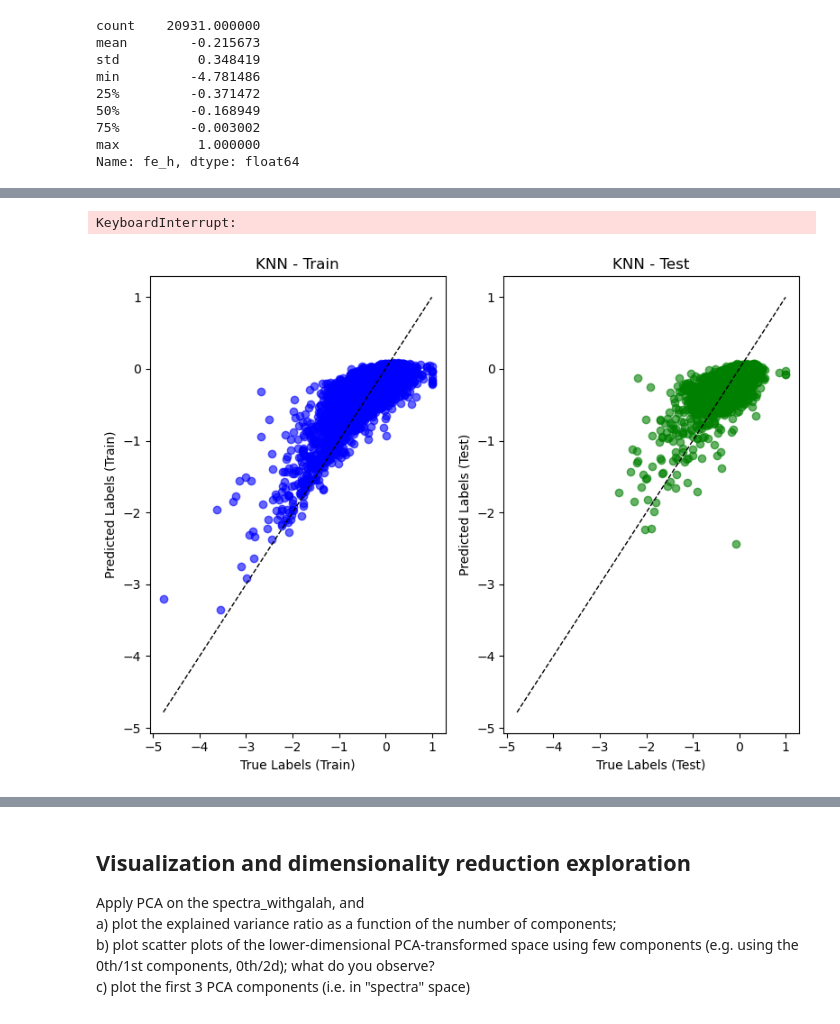
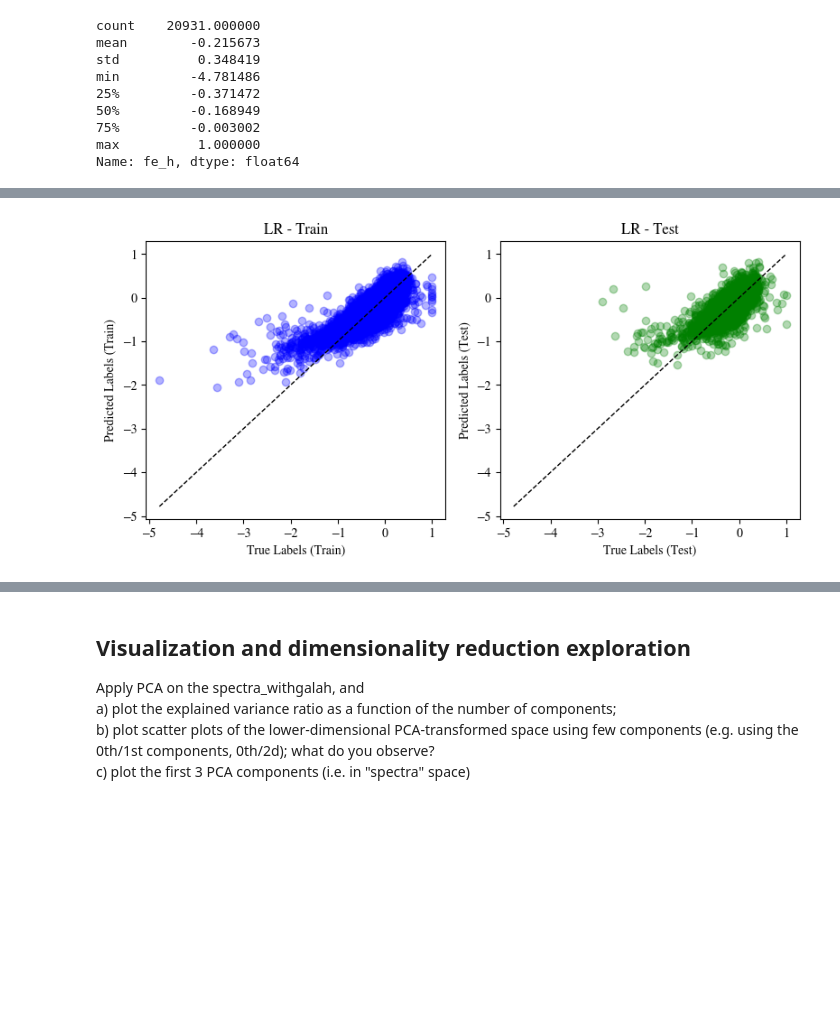
Before and after one commit to JackBlueBird/MHPC.ML.Group.Project.Team.2, a Jupyter notebook: Project2.ipynb, the cells around one changed output, grey strips where cells are left out. Saved outputs shown, nothing was run; the diff lists cells and outputs as text; code cells hidden in the pictures; blank space fills up the shorter version.

```diff
--- a/Project2.ipynb
+++ b/Project2.ipynb
@@ -164,6 +160,12 @@ def scale_row(row):
 
 spectra_withgalah_scaled = spectra_withgalah.apply(scale_row, axis=1)
 spectraNOgal_scaled = spectraNOgal.apply(scale_row, axis=1)
+# %%
+import matplotlib
+#matplotlib.rcParams['mathtext.fontset'] = 'cm'
+#matplotlib.rcParams['font.family'] = 'cmu serif'
+matplotlib.rcParams['mathtext.fontset'] = 'stix'
+matplotlib.rcParams['font.family'] = 'STIXGeneral'
 # %%
 # Calculate the number of steps to include both ends
 wl_step = 0.01
@@ -326,16 +310,0 @@ plt.show()
-# %%
-%%time
-# Train the Random Forest model
-model = RandomForestRegressor(n_estimators=16, max_depth=8, n_jobs=8, random_state=20250320)
-#model = RandomForestRegressor(n_estimators=16, max_depth=8, random_state=20250320) # Don't set n_jobs if running on GPU
-model.fit(X_train, y_train)
-
-# Predict for train and test sets
-y_train_pred = model.predict(X_train)
-y_test_pred = model.predict(X_test)
-
-# model evaluation
-print("Random Forest regression")
-print('  mean_squared_error : ', mean_squared_error(y_test, y_test_pred))
-print('  mean_absolute_error : ', mean_absolute_error(y_test, y_test_pred))
-print("  R^2 Score:", r2_score(y_test, y_test_pred))
@@ -377,49 +311,35 @@ plt.show()
-# %%
-%%time
-# Train the K-Nearest Neighbors Regressor
-knn = KNeighborsRegressor(n_neighbors=5, n_jobs=8)
-knn.fit(X_train, y_train)
-
-# Predict on train and test sets
-y_train_pred = knn.predict(X_train)
-y_test_pred = knn.predict(X_test)
-
-# Predict for train and test sets
-y_train_pred = model.predict(X_train)
-y_test_pred = model.predict(X_test)
-
-# model evaluation
-print("KNN regression")
-print('  mean_squared_error : ', mean_squared_error(y_test, y_test_pred))
-print('  mean_absolute_error : ', mean_absolute_error(y_test, y_test_pred))
-print("  R^2 Score:", r2_score(y_test, y_test_pred))
-# %% [output]
-KeyboardInterrupt:
 # %%
 # Plot true vs predicted for both
-plt.figure(figsize=(8, 6))
+plt.figure(figsize=(8, 4))
+
+# Device to Host copy
+y_host = y.to_numpy()
+y_train_host = y_train.to_numpy()
+y_test_host = y_test.to_numpy()
+y_train_pred_host = y_train_pred.to_numpy()
+y_test_pred_host = y_test_pred.to_numpy()
 
 # Reference line (perfect prediction line)
-min_val = min(y.min(), y_train_pred.min(), y_test_pred.min())
-max_val = max(y.max(), y_train_pred.max(), y_test_pred.max())
+min_val = min(y_host.min(), y_train_pred_host.min(), y_test_pred_host.min())
+max_val = max(y_host.max(), y_train_pred_host.max(), y_test_pred_host.max())
 
 # --- Train plot ---
 plt.subplot(1, 2, 1)
-plt.scatter(y_train, y_train_pred, color='blue', alpha=0.6)
+plt.scatter(y_train_host, y_train_pred_host, color='blue', alpha=0.3)
 plt.plot([min_val, max_val], [min_val, max_val], 'k--', lw=1)
 plt.xlabel("True Labels (Train)")
 plt.ylabel("Predicted Labels (Train)")
-plt.title("KNN - Train")
+plt.title("LR - Train")
 
 # --- Test plot ---
 plt.subplot(1, 2, 2)
-plt.scatter(y_test, y_test_pred, color='green', alpha=0.6)
+plt.scatter(y_test_host, y_test_pred_host, color='green', alpha=0.3)
 plt.plot([min_val, max_val], [min_val, max_val], 'k--', lw=1)
 plt.xlabel("True Labels (Test)")
 plt.ylabel("Predicted Labels (Test)")
-plt.title("KNN - Test")
+plt.title("LR - Test")
 
 plt.tight_layout()
 plt.show()
 # %% [output]
-[figure, old version]
+[figure, new version]
```
Also changed, not shown: parts of 35 cells of this notebook.
